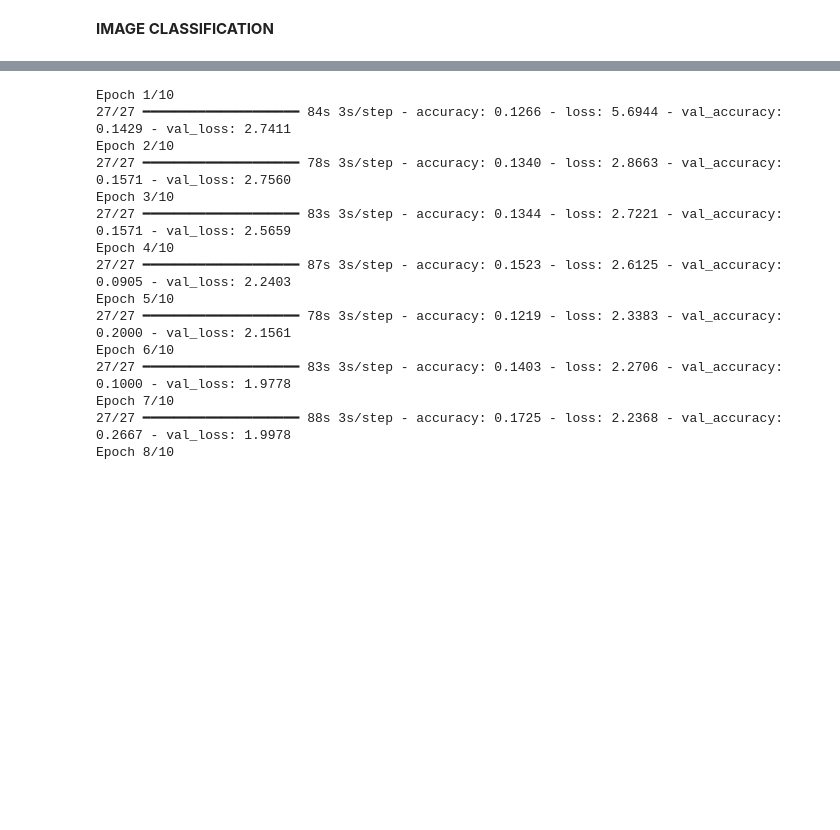
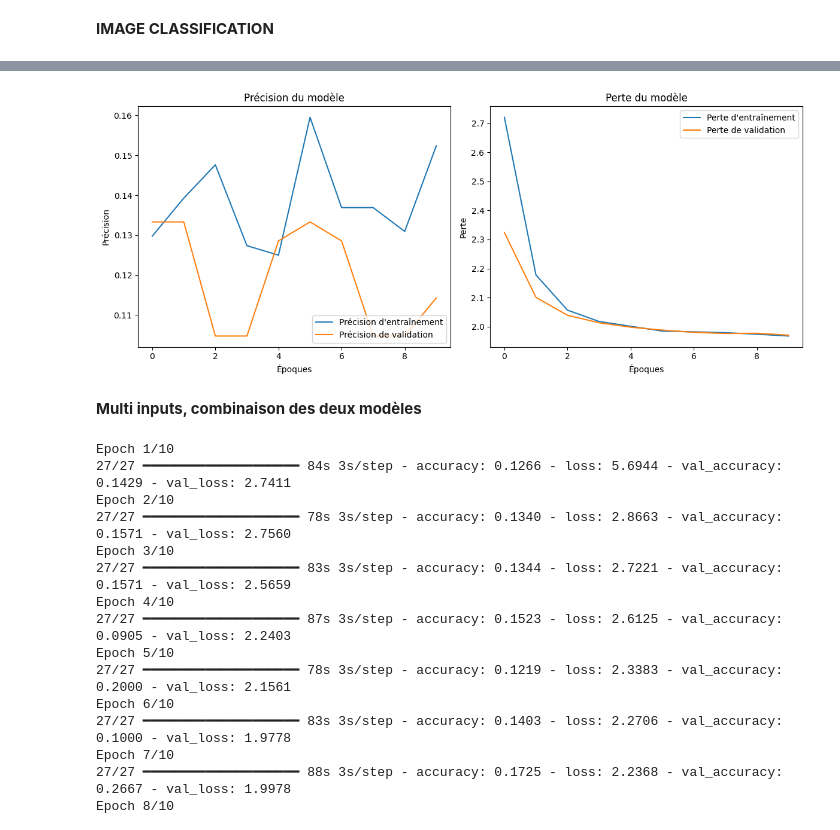
Before and after one commit to SimonRqrt/multi-inputs, a Jupyter notebook: modelisation.ipynb, the cells around one changed output, grey strips where cells are left out. Saved outputs shown, nothing was run; the diff lists cells and outputs as text; code cells hidden in the pictures; blank space fills up the shorter version.

```diff
--- a/modelisation.ipynb
+++ b/modelisation.ipynb
@@ -232,0 +256,27 @@ Epoch 10/10
+# %%
+import matplotlib.pyplot as plt
+
+# Tracer la précision
+plt.figure(figsize=(12, 5))
+
+plt.subplot(1, 2, 1)
+plt.plot(history.history['accuracy'], label='Précision d\'entraînement')
+plt.plot(history.history['val_accuracy'], label='Précision de validation')
+plt.title('Précision du modèle')
+plt.xlabel('Époques')
+plt.ylabel('Précision')
+plt.legend(loc='lower right')
+
+# Tracer la perte
+plt.subplot(1, 2, 2)
+plt.plot(history.history['loss'], label='Perte d\'entraînement')
+plt.plot(history.history['val_loss'], label='Perte de validation')
+plt.title('Perte du modèle')
+plt.xlabel('Époques')
+plt.ylabel('Perte')
+plt.legend(loc='upper right')
+
+plt.tight_layout()
+plt.show()
+# %% [output]
+[figure, added]
@@ -233,3 +304,5 @@ Epoch 10/10
+# %% [markdown]
+**Multi inputs, combinaison des deux modèles**
 # %%
 from sklearn.preprocessing import LabelEncoder
 
```
Also changed, not shown: parts of 12 cells of this notebook.
